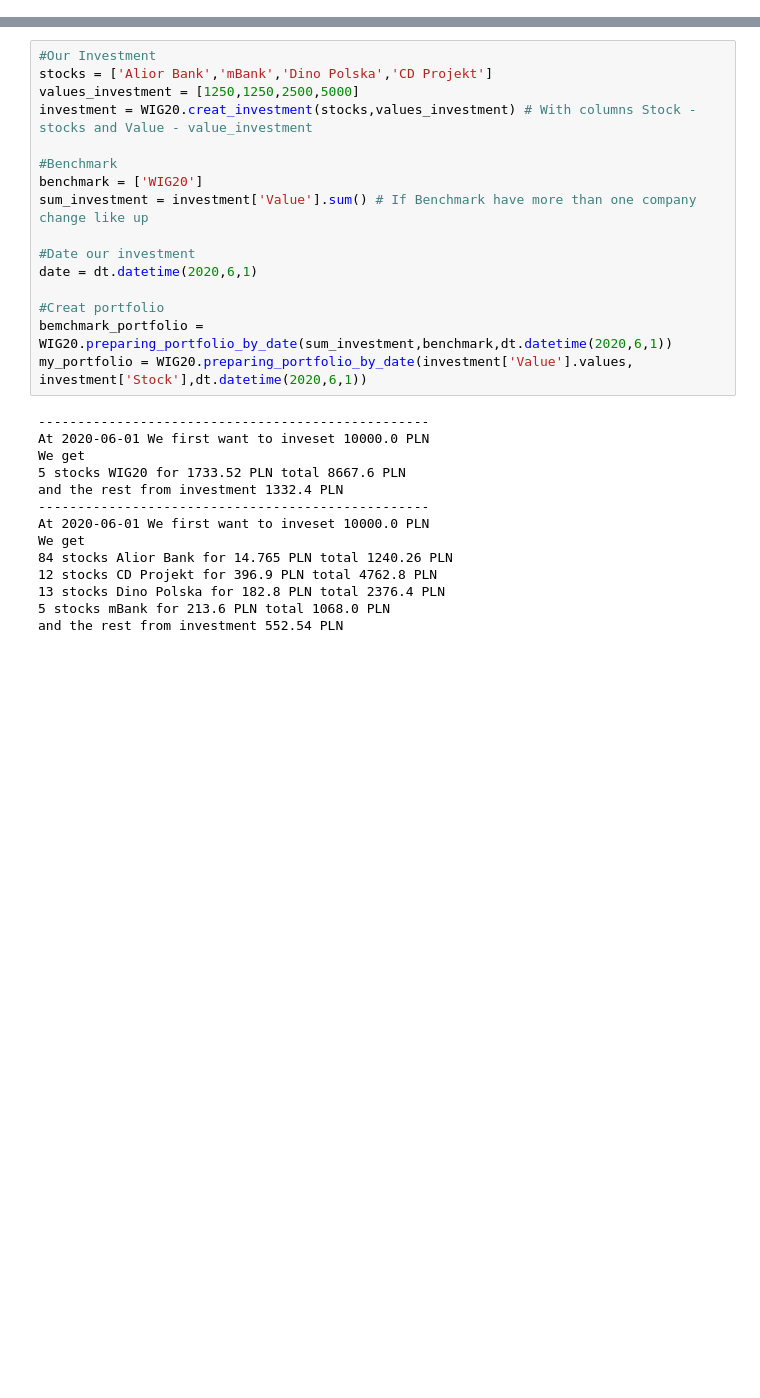
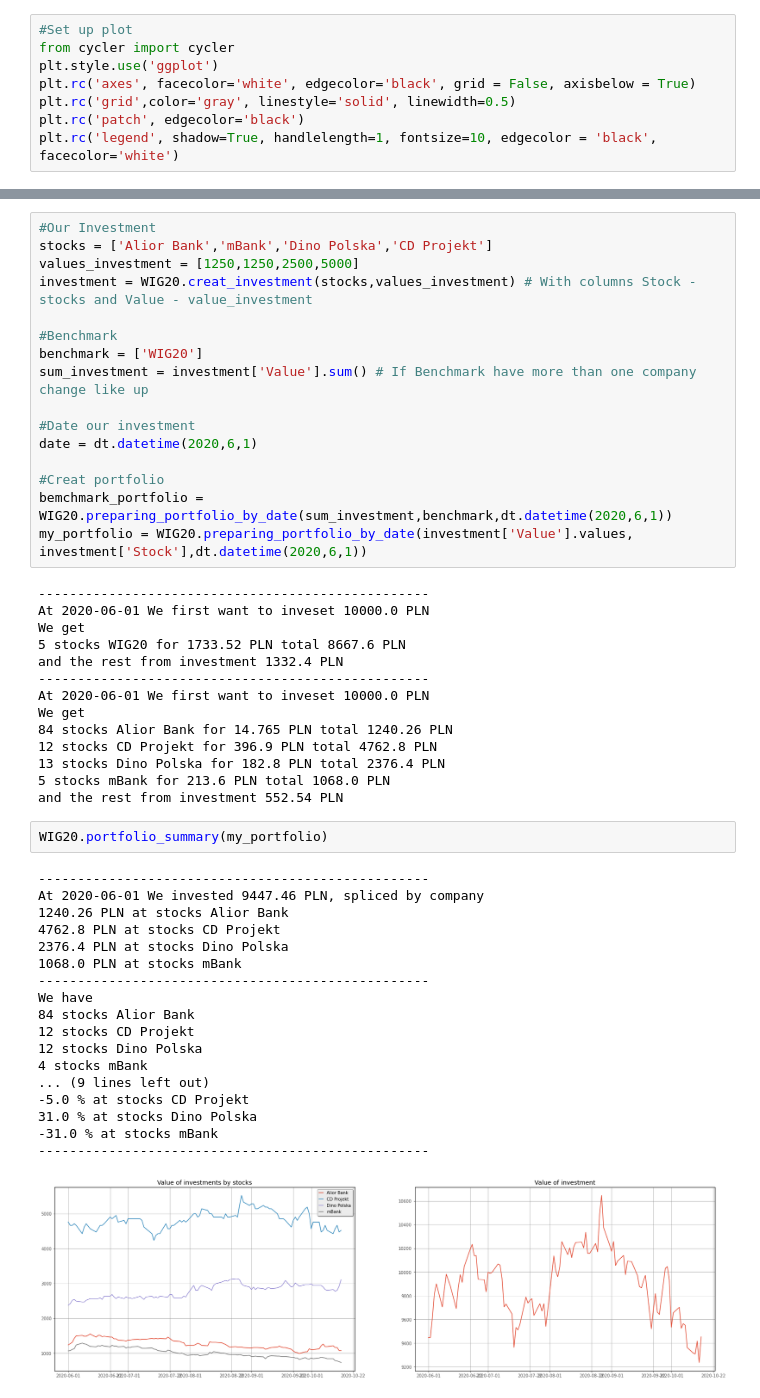
Before and after one commit to MazonSzymon/Project_COVID_portfolio, a Jupyter notebook: Portfolio.ipynb, the cells around one changed output, grey strips where cells are left out. Cells and saved outputs as stored; diff of their text form; blank space fills up the shorter version.

```diff
--- a/Portfolio.ipynb
+++ b/Portfolio.ipynb
@@ -31,6 +31,14 @@ remote: Counting objects: 100% (97/97), done.
 remote: Compressing objects: 100% (95/95), done.
 remote: Total 97 (delta 43), reused 0 (delta 0), pack-reused 0
 Unpacking objects: 100% (97/97), done.
+# %%
+#Set up plot
+from cycler import cycler
+plt.style.use('ggplot')
+plt.rc('axes', facecolor='white', edgecolor='black', grid = False, axisbelow = True)
+plt.rc('grid',color='gray', linestyle='solid', linewidth=0.5)
+plt.rc('patch', edgecolor='black')
+plt.rc('legend', shadow=True, handlelength=1, fontsize=10, edgecolor = 'black', facecolor='white')
 # %%
 WIG20.WIG20_tabel.head()
 # %% [output]
@@ -73,3 +81,24 @@ We get
 13 stocks Dino Polska for 182.8 PLN total 2376.4 PLN
 5 stocks mBank for 213.6 PLN total 1068.0 PLN
 and the rest from investment 552.54 PLN
+# %%
+WIG20.portfolio_summary(my_portfolio)
+# %% [output]
+--------------------------------------------------
+At 2020-06-01 We invested 9447.46 PLN, spliced by company
+1240.26 PLN at stocks Alior Bank
+4762.8 PLN at stocks CD Projekt
+2376.4 PLN at stocks Dino Polska
+1068.0 PLN at stocks mBank
+--------------------------------------------------
+We have
+84 stocks Alior Bank
+12 stocks CD Projekt
+12 stocks Dino Polska
+4 stocks mBank
+... (9 lines left out)
+-5.0 % at stocks CD Projekt
+31.0 % at stocks Dino Polska
+-31.0 % at stocks mBank
+--------------------------------------------------
+[figure, added]
```
Also changed, not shown: parts of 1 cell of this notebook.
